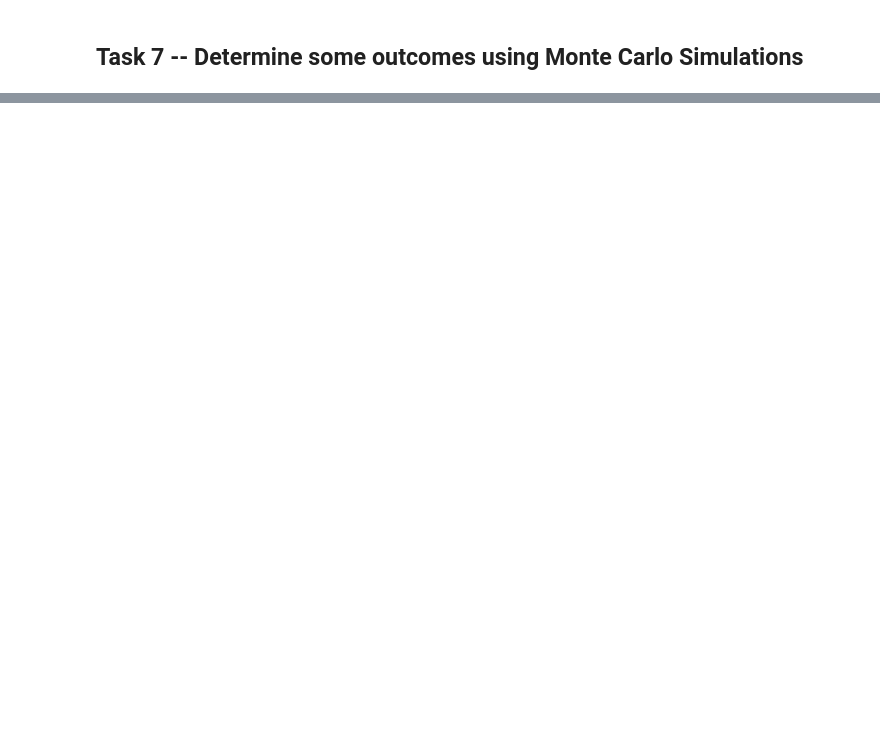
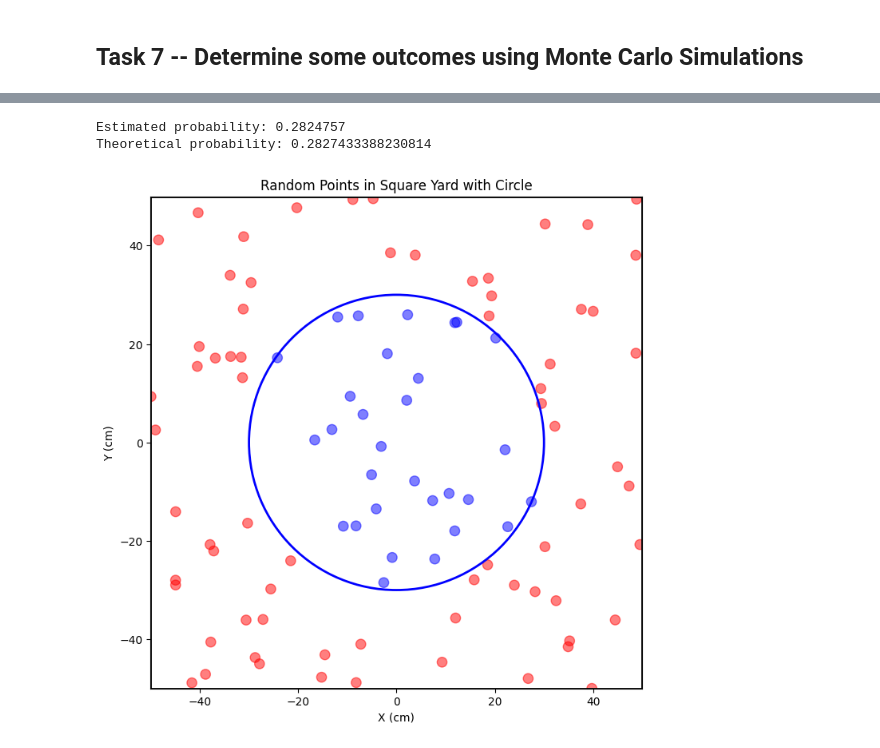
Before and after one commit to mihaicrisan04/UBB, a Jupyter notebook: Semester4/ai/a1/AI_2024_lab_01_v2.ipynb, the cells around one changed output, grey strips where cells are left out. Cells and saved outputs as stored; diff of their text form; code cells hidden in the pictures; blank space fills up the shorter version.

```diff
--- a/Semester4/ai/a1/AI_2024_lab_01_v2.ipynb
+++ b/Semester4/ai/a1/AI_2024_lab_01_v2.ipynb
@@ -597,0 +617,79 @@ Consider a large pipe with a radius $R = 30 cm$ that has the opening pointing st
+# %%
+import numpy as np
+
+# Parameters
+R = 30  # Radius of the pipe in cm
+l = 100  # Edge length of the square yard in cm
+r = 1  # Radius of the ball in cm
+num_samples = 10000000  # Number of random samples
+
+# Generate random points within the square yard
+x = np.random.uniform(-l/2, l/2, num_samples)
+y = np.random.uniform(-l/2, l/2, num_samples)
+
+# Calculate the distance from the center of the pipe
+distances = np.sqrt(x**2 + y**2)
+
+# Count the number of points that fall inside the pipe
+inside_pipe = np.sum(distances <= R)
+
+# Calculate the probability
+probability = inside_pipe / num_samples
+
+print(f"Estimated probability: {probability}")
+
+# Mathematically deduced probability
+area_pipe = np.pi * R**2
+area_yard = l**2
+theoretical_probability = area_pipe / area_yard
+
+print(f"Theoretical probability: {theoretical_probability}")
+# %% [output]
+Estimated probability: 0.2824757
+Theoretical probability: 0.2827433388230814
+# %%
+import numpy as np
+import matplotlib.pyplot as plt
+
+# Parameters
+R = 30  # Radius of the pipe in cm
+l = 100  # Edge length of the square yard in cm
+r = 1  # Radius of the ball in cm
+num_samples = 100  # Number of random samples (reduced for plotting)
+
+# Generate random points within the square yard
+x = np.random.uniform(-l/2, l/2, num_samples)
+y = np.random.uniform(-l/2, l/2, num_samples)
+
+# Calculate the distance from the center of the pipe
+distances = np.sqrt(x**2 + y**2)
+
+# Determine which points fall inside the pipe
+inside_pipe = distances <= R
+
+# Plot the points
+plt.figure(figsize=(8, 8))
+
+# Plot the circles
+for i in range(num_samples):
+    circle = plt.Circle((x[i], y[i]), r, color='blue' if inside_pipe[i] else 'red', alpha=0.5)
+    plt.gca().add_patch(circle)
+
+# Plot the circle
+circle = plt.Circle((0, 0), R, color='blue', fill=False, linewidth=2)
+plt.gca().add_patch(circle)
+
+# Plot the square
+square = plt.Rectangle((-l/2, -l/2), l, l, color='black', fill=False, linewidth=2)
+plt.gca().add_patch(square)
+
+# Set plot limits and labels
+plt.xlim(-l/2, l/2)
+plt.ylim(-l/2, l/2)
+plt.gca().set_aspect('equal', adjustable='box')
+plt.xlabel('X (cm)')
+plt.ylabel('Y (cm)')
+plt.title('Random Points in Square Yard with Circle')
+plt.show()
+# %% [output]
+[figure, added]
```
Also changed, not shown: parts of 3 cells of this notebook.
